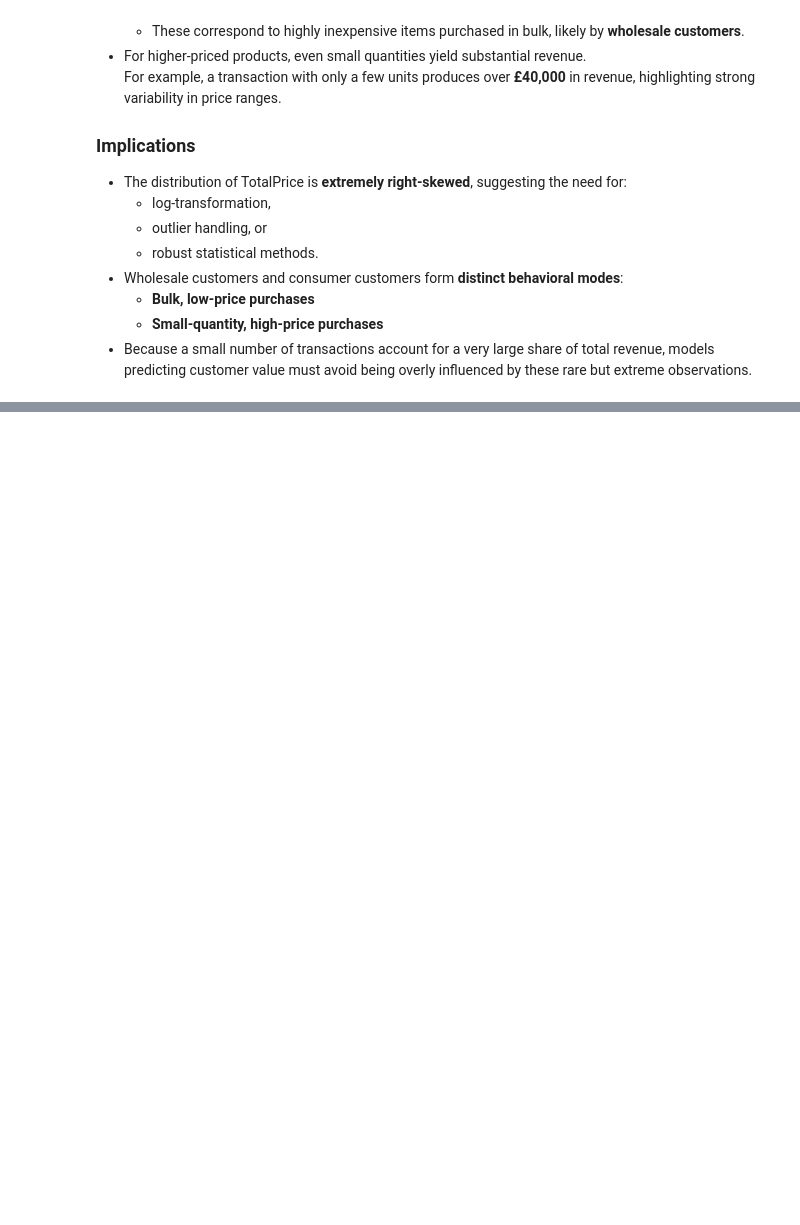
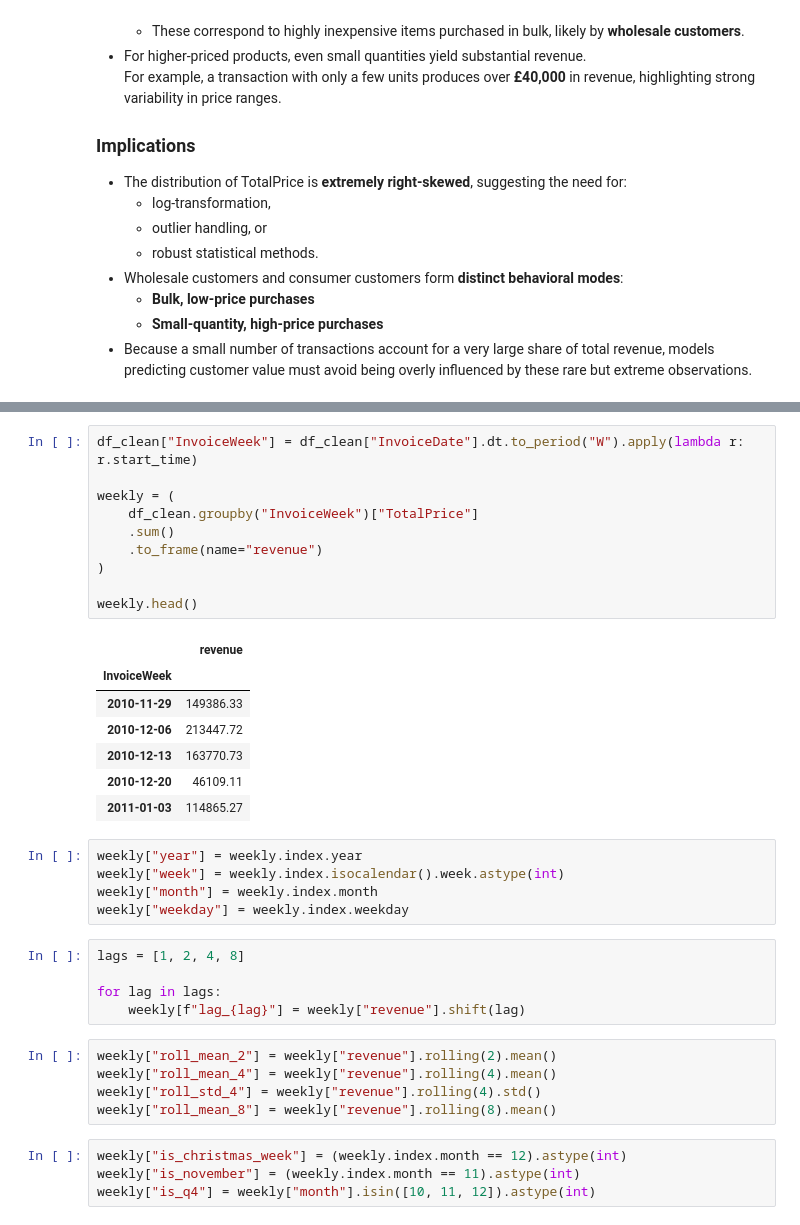
Before and after one commit to jz024/online_retail, a Jupyter notebook: final_project.ipynb, the cells around one changed output, grey strips where cells are left out. Drawn from its saved outputs; the diff is of its cells as text; blank space fills up the shorter version.

```diff
--- a/final_project.ipynb
+++ b/final_project.ipynb
@@ -520,0 +639,37 @@ df.plot.scatter(x="Quantity", y="TotalPrice", alpha=0.3, figsize=(6,4))
+# %%
+df_clean["InvoiceWeek"] = df_clean["InvoiceDate"].dt.to_period("W").apply(lambda r: r.start_time)
+
+weekly = (
+    df_clean.groupby("InvoiceWeek")["TotalPrice"]
+    .sum()
+    .to_frame(name="revenue")
+)
+
+weekly.head()
+# %% [output]
+|  | revenue |
+| InvoiceWeek |  |
+| 2010-11-29 | 149386.33 |
+| 2010-12-06 | 213447.72 |
+| 2010-12-13 | 163770.73 |
+| 2010-12-20 | 46109.11 |
+| 2011-01-03 | 114865.27 |
+# %%
+weekly["year"] = weekly.index.year
+weekly["week"] = weekly.index.isocalendar().week.astype(int)
+weekly["month"] = weekly.index.month
+weekly["weekday"] = weekly.index.weekday
+# %%
+lags = [1, 2, 4, 8]
+
+for lag in lags:
+    weekly[f"lag_{lag}"] = weekly["revenue"].shift(lag)
+# %%
+weekly["roll_mean_2"] = weekly["revenue"].rolling(2).mean()
+weekly["roll_mean_4"] = weekly["revenue"].rolling(4).mean()
+weekly["roll_std_4"] = weekly["revenue"].rolling(4).std()
+weekly["roll_mean_8"] = weekly["revenue"].rolling(8).mean()
+# %%
+weekly["is_christmas_week"] = (weekly.index.month == 12).astype(int)
+weekly["is_november"] = (weekly.index.month == 11).astype(int)
+weekly["is_q4"] = weekly["month"].isin([10, 11, 12]).astype(int)
```
Also changed, not shown: parts of 73 cells of this notebook.
